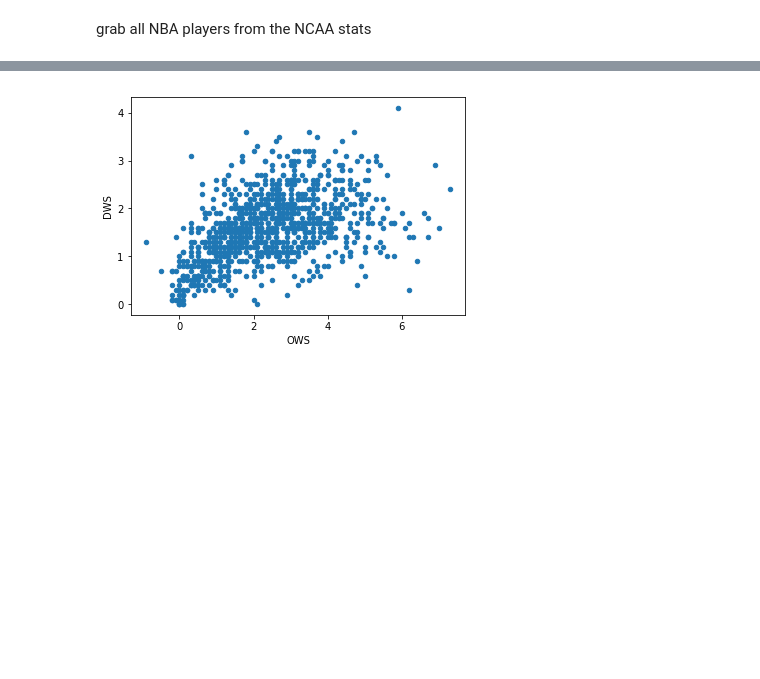
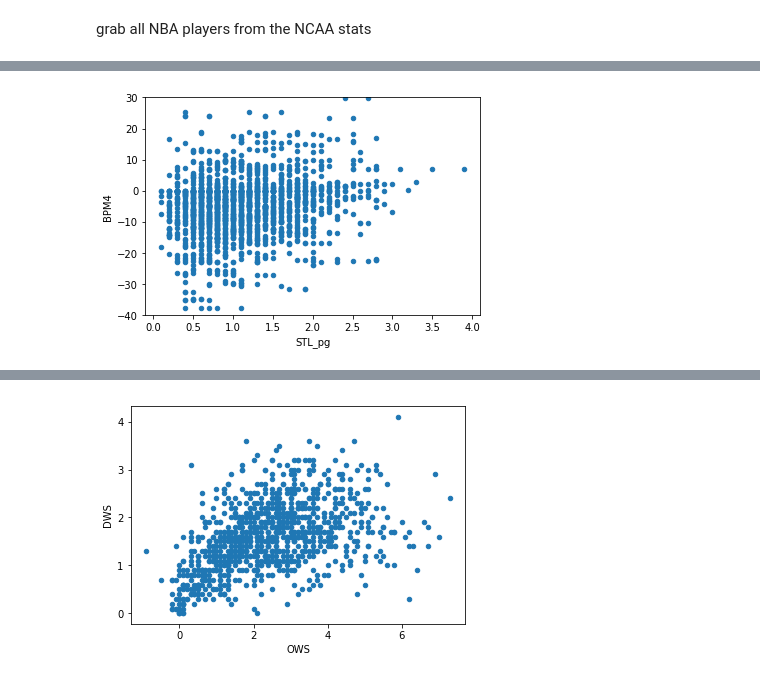
Before and after one commit to abigley1/draftproject, a Jupyter notebook: Basketball cleaning and eda.ipynb, the cells around one changed output, grey strips where cells are left out. Saved outputs shown, nothing was run; the diff lists cells and outputs as text; code cells hidden in the pictures; blank space fills up the shorter version.

```diff
--- a/Basketball cleaning and eda.ipynb
+++ b/Basketball cleaning and eda.ipynb
@@ -172,0 +405,6 @@ ncaa_in_nba_n.corr()
+# %%
+ncaa_clean.plot(x='STL_pg', y = 'BPM4', kind = 'scatter')
+plt.ylim(-40,30)
+plt.show()
+# %% [output]
+[figure, added]
```
Also changed, not shown: parts of 93 cells of this notebook.
